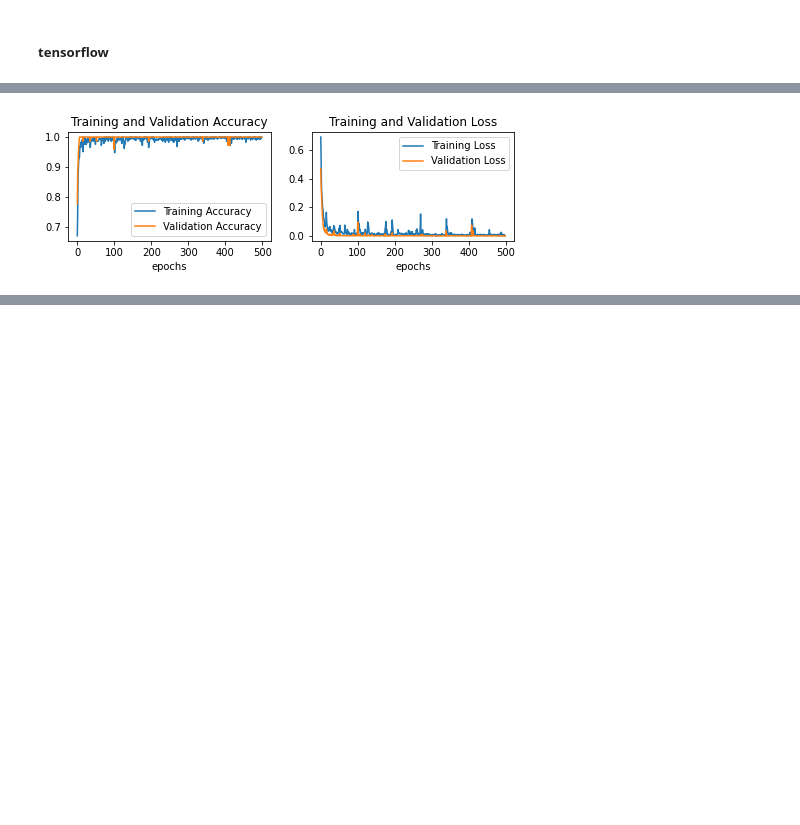
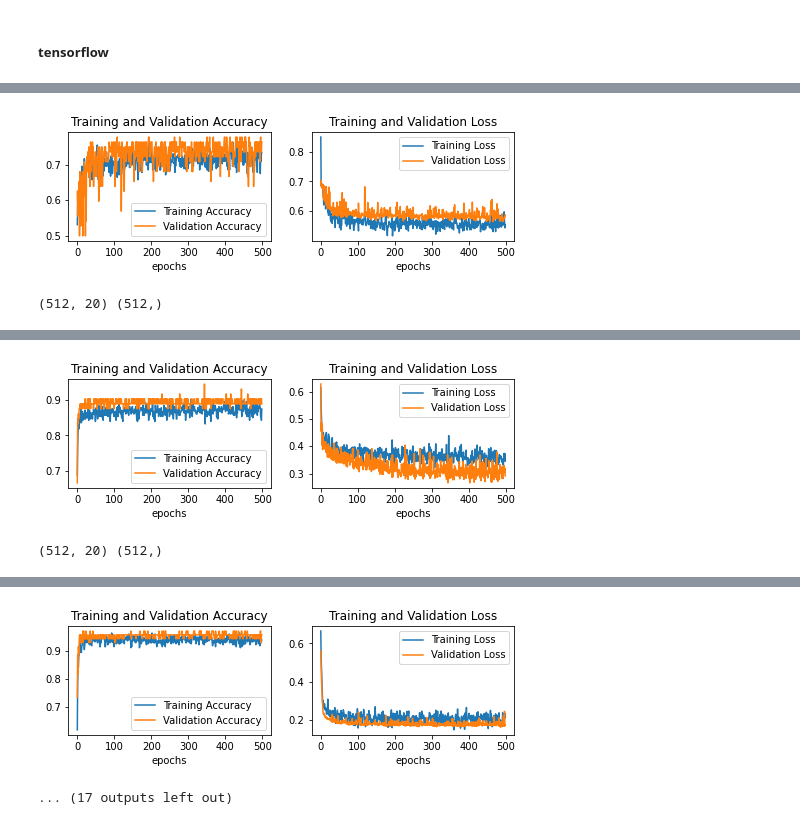
Before and after one commit to gimoonnam/Challenges, a Jupyter notebook: MotionSignalProcessing/PostAnalysis_momentComputing.ipynb, the cells around one changed output, grey strips where cells are left out. Saved outputs shown, nothing was run; the diff lists cells and outputs as text; code cells hidden in the pictures; blank space fills up the shorter version.

```diff
--- a/MotionSignalProcessing/PostAnalysis_momentComputing.ipynb
+++ b/MotionSignalProcessing/PostAnalysis_momentComputing.ipynb
@@ -513,5 +504,5 @@ def get_optimizer():
 # %%
-def nn_binaryClassification(class1, class2):
+def nn_binaryClassification(class1, class2, batch_size):
 
     X = np.vstack((X_augmented[y_augmented == class1, :],
                    X_augmented[y_augmented == class2, :]))
@@ -531,8 +522,9 @@ def nn_binaryClassification(class1, class2):
 
 
     model = keras.Sequential([
-        keras.layers.Dense(8, input_shape=(X.shape[1],),
-                           activation=tf.nn.elu),
+        keras.layers.Dense(8, input_shape=(scaled_X.shape[1],),
+                            activation=tf.nn.elu,
+                            kernel_regularizer=regularizers.l2(0.001)),
         Dropout(0.5),
         keras.layers.Dense(1,activation=tf.nn.sigmoid),
     ])
@@ -544,7 +536,7 @@ def nn_binaryClassification(class1, class2):
     epoch = 500
     history = model.fit(X_train, y_train, epochs=epoch,
                         validation_split=0.2,
-                        batch_size=8,
+                        batch_size=batch_size,
                         verbose=0)
 
     model.evaluate(X_test, y_test)
@@ -589,4 +545,12 @@ nn_binaryClassification('fast/LR/right', 'fast/LR/left')
 # %%
-nn_binaryClassification('slow/LR/right', 'slow/LR/left')
+%%time
+batch_size = 32
+nn_binaryClassification('fast/LR/1m', 'slow/LR/1m', batch_size)
+nn_binaryClassification('fast/LR/3m', 'slow/LR/3m', batch_size)
+nn_binaryClassification('fast/LR/5m', 'slow/LR/5m', batch_size)
+nn_binaryClassification('slow/RL/1m', 'slow/LR/1m', batch_size)
+nn_binaryClassification('fast/RL/1m', 'fast/LR/1m', batch_size)
+nn_binaryClassification('fast/LR/right', 'fast/LR/left', batch_size)
+nn_binaryClassification('slow/LR/right', 'slow/LR/left', batch_size)
 # %% [output]
 (512, 20) (512,)
@@ -594 +560,2 @@ nn_binaryClassification('slow/LR/right', 'slow/LR/left')
-[figure, old version]
+[figure, new version]
+(512, 20) (512,)
@@ -594,0 +565,2 @@ nn_binaryClassification('slow/LR/right', 'slow/LR/left')
+[figure, added]
+(512, 20) (512,)
@@ -594,0 +570,2 @@ nn_binaryClassification('slow/LR/right', 'slow/LR/left')
+[figure, added]
+... (17 outputs left out)
```
Also changed, not shown: parts of 30 cells of this notebook.
